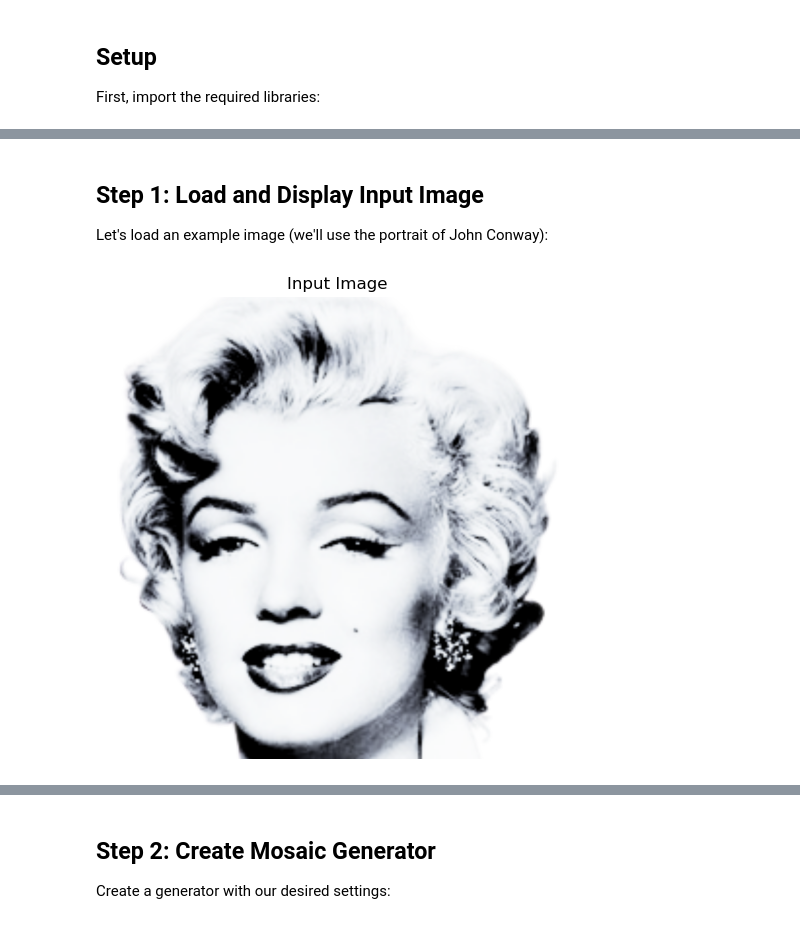
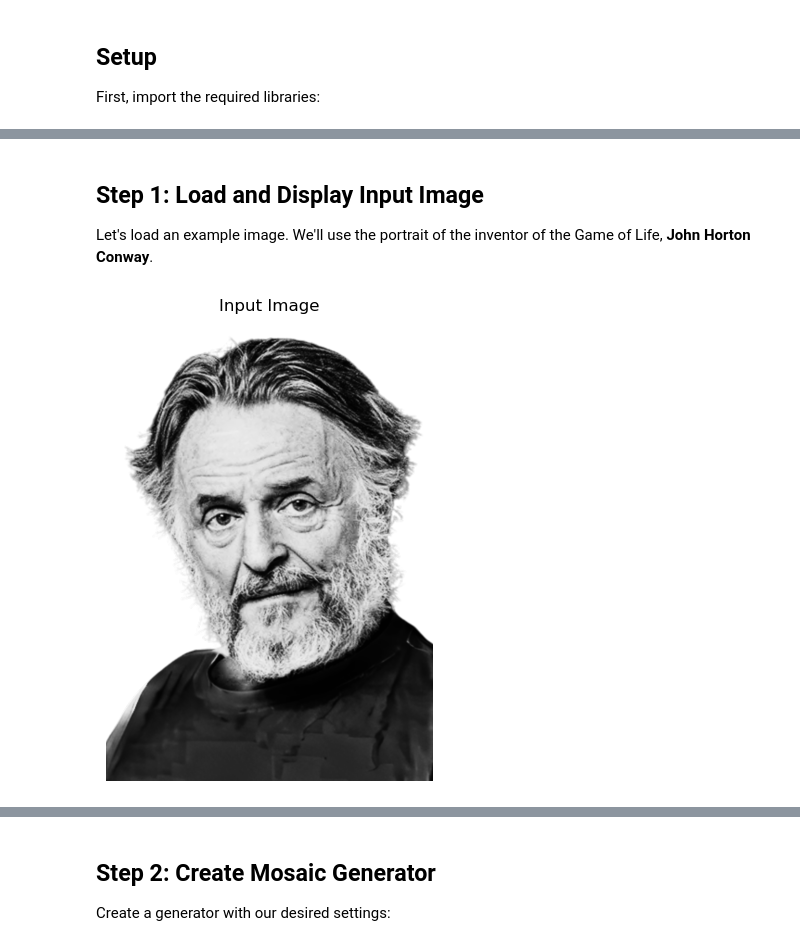
Before and after one commit to mrollier/game-of-life-mosaics, a Jupyter notebook: notebooks/quickstart.ipynb, the cells around one changed output, grey strips where cells are left out. Drawn from its saved outputs; the diff is of its cells as text; code cells hidden in the pictures.

```diff
--- a/notebooks/quickstart.ipynb
+++ b/notebooks/quickstart.ipynb
@@ -27,19 +24,19 @@ The autoreload extension is already loaded. To reload it, use:
 # %% [markdown]
 ## Step 1: Load and Display Input Image
 
-Let's load an example image (we'll use the portrait of John Conway):
+Let's load an example image. We'll use the portrait of the inventor of the Game of Life, **John Horton Conway**.
 # %%
 from PIL import Image
 
 # Load input image
-input_path = '../input/images/marilyn.png'
+input_path = '../input/images/john.png'
 input_image = Image.open(input_path)
 
 # Display
 plt.figure(figsize=(6, 6))
 plt.imshow(input_image)
 plt.title('Input Image')
 plt.axis('off')
 plt.show()
 # %% [output]
-[figure, old version]
+[figure, new version]
```
Also changed, not shown: parts of 15 cells of this notebook, 7 other files.
